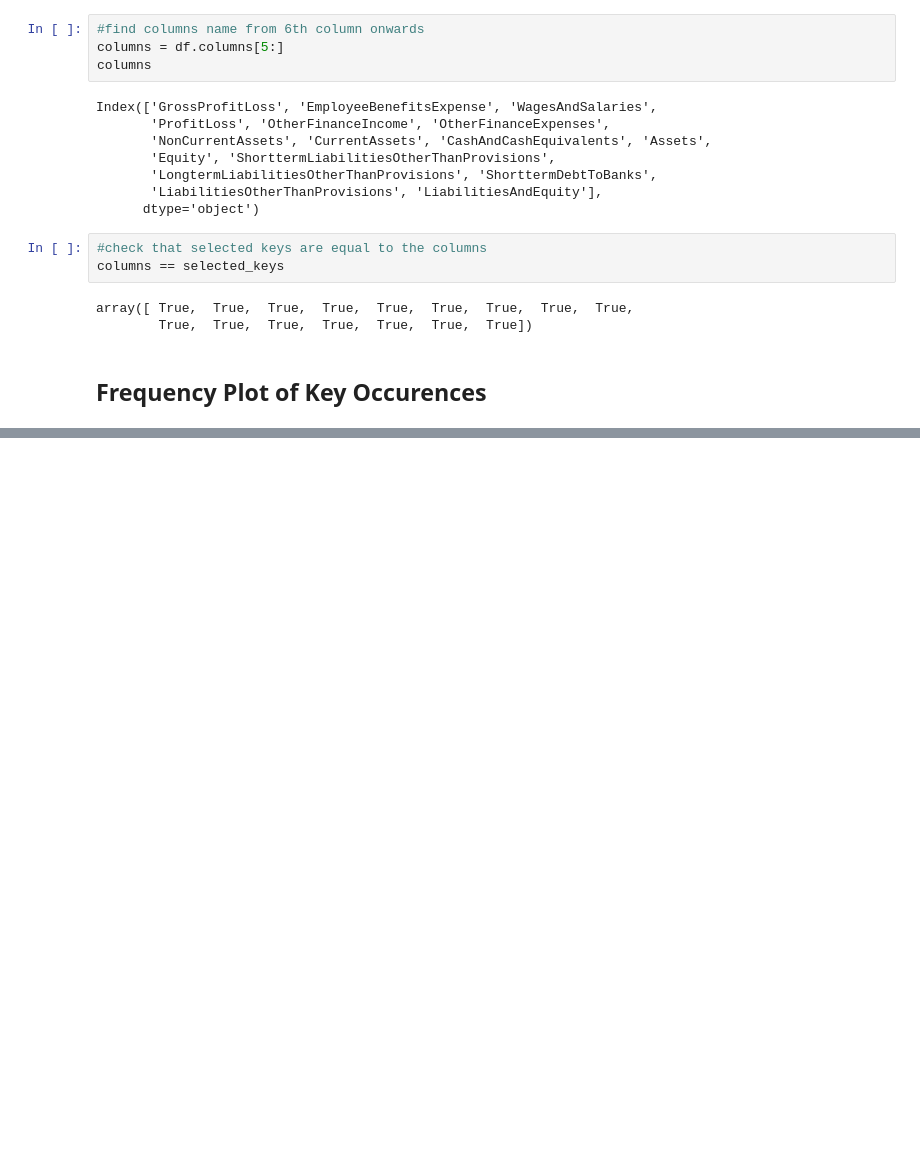
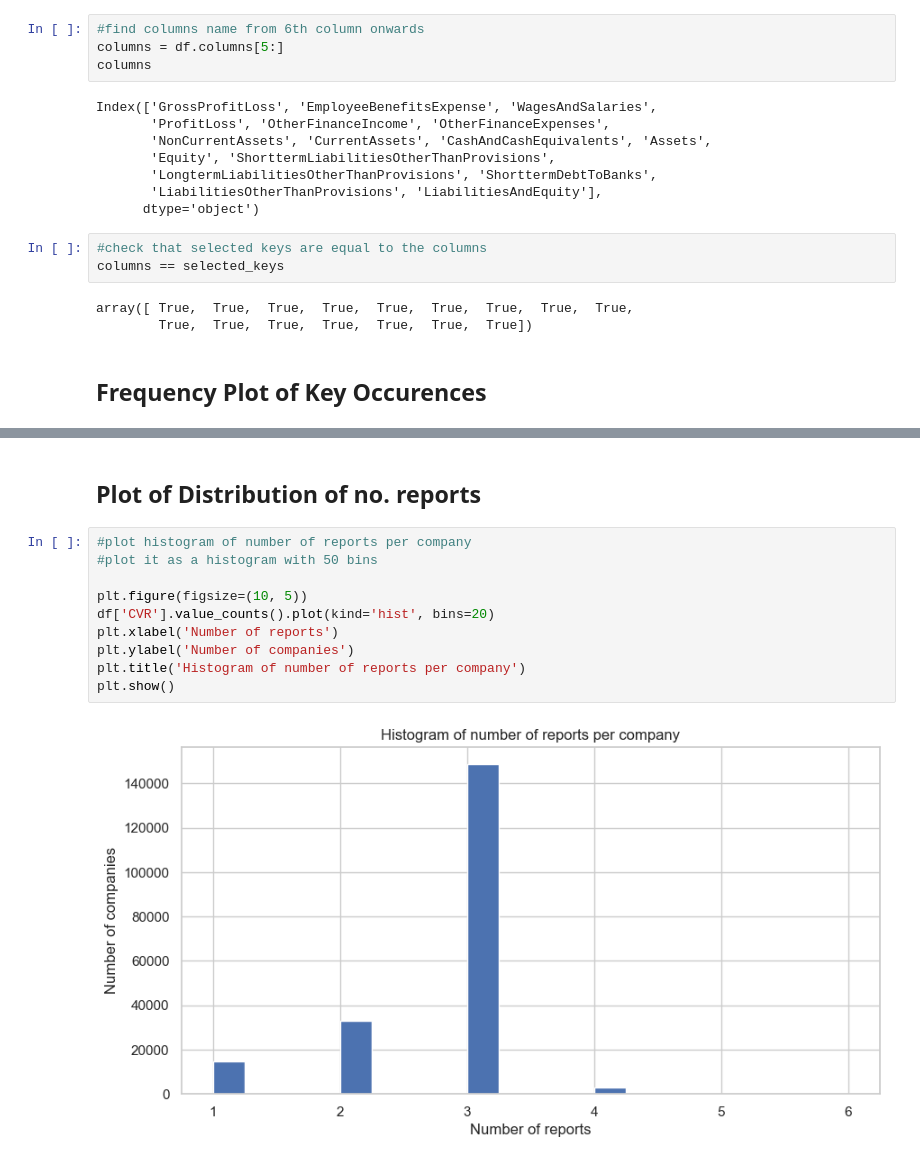
Before and after one commit to annabramsloew/company2vec, a Jupyter notebook: Notebooks/FreqOfSelectedKeys.ipynb, the cells around one changed output, grey strips where cells are left out. Cells and saved outputs as stored; diff of their text form; blank space fills up the shorter version.

```diff
--- a/Notebooks/FreqOfSelectedKeys.ipynb
+++ b/Notebooks/FreqOfSelectedKeys.ipynb
@@ -83,0 +127,14 @@ plt.show()
+# %% [markdown]
+## Plot of Distribution of no. reports
+# %%
+#plot histogram of number of reports per company
+#plot it as a histogram with 50 bins
+
+plt.figure(figsize=(10, 5))
+df['CVR'].value_counts().plot(kind='hist', bins=20)
+plt.xlabel('Number of reports')
+plt.ylabel('Number of companies')
+plt.title('Histogram of number of reports per company')
+plt.show()
+# %% [output]
+[figure, added]
```
Also changed, not shown: parts of 22 cells of this notebook.
